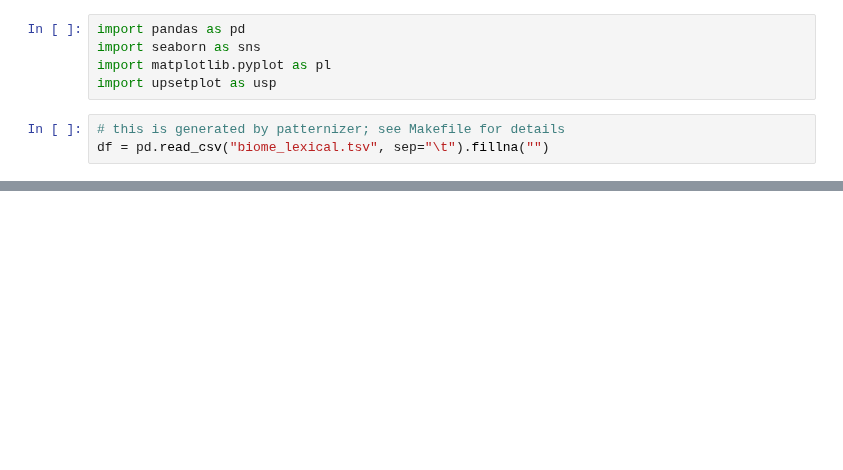
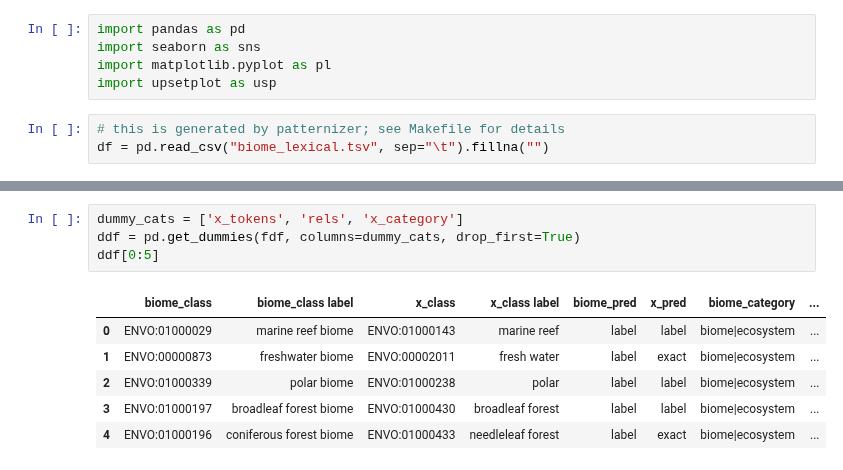
Before and after one commit to EnvironmentOntology/envo, a Jupyter notebook: experimental/biome/envo_biome_patternizer_analysis.ipynb, the cells around one changed output, grey strips where cells are left out. Cells and saved outputs as stored; diff of their text form; blank space fills up the shorter version.

```diff
--- a/experimental/biome/envo_biome_patternizer_analysis.ipynb
+++ b/experimental/biome/envo_biome_patternizer_analysis.ipynb
@@ -69,0 +69,11 @@ fdf.loc[fdf['x_category'] == 'ecosystem']
+# %%
+dummy_cats = ['x_tokens', 'rels', 'x_category']
+ddf = pd.get_dummies(fdf, columns=dummy_cats, drop_first=True)
+ddf[0:5]
+# %% [output]
+|  | biome_class | biome_class label | x_class | x_class label | biome_pred | x_pred | biome_category | ... |
+| 0 | ENVO:01000029 | marine reef biome | ENVO:01000143 | marine reef | label | label | biome|ecosystem | ... |
+| 1 | ENVO:00000873 | freshwater biome | ENVO:00002011 | fresh water | label | exact | biome|ecosystem | ... |
+| 2 | ENVO:01000339 | polar biome | ENVO:01000238 | polar | label | label | biome|ecosystem | ... |
+| 3 | ENVO:01000197 | broadleaf forest biome | ENVO:01000430 | broadleaf forest | label | label | biome|ecosystem | ... |
+| 4 | ENVO:01000196 | coniferous forest biome | ENVO:01000433 | needleleaf forest | label | exact | biome|ecosystem | ... |
```
Also changed, not shown: parts of 5 cells of this notebook.
